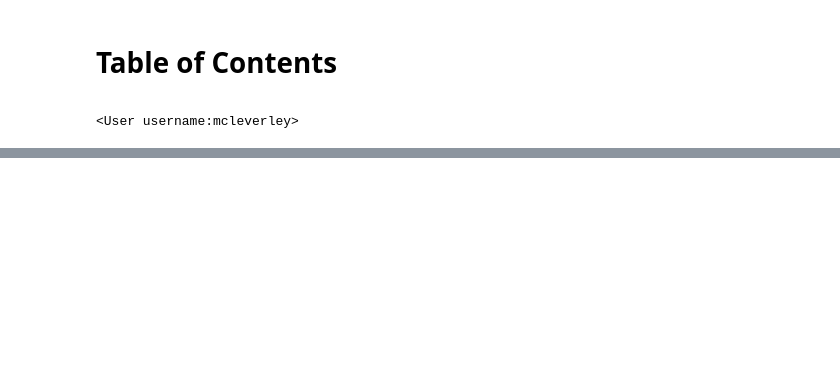
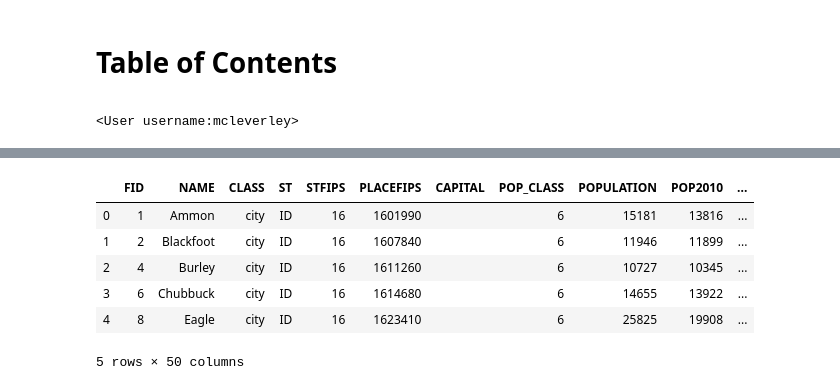
Before and after one commit to mcleverley/sulfur_dioxide_global, a Jupyter notebook: arcgis_geospatial/arcgis_setup_intro.ipynb, the cells around one changed output, grey strips where cells are left out. Saved outputs shown, nothing was run; the diff lists cells and outputs as text; code cells hidden in the pictures; blank space fills up the shorter version.

```diff
--- a/arcgis_geospatial/arcgis_setup_intro.ipynb
+++ b/arcgis_geospatial/arcgis_setup_intro.ipynb
@@ -23,3 +23,18 @@ from IPython.display import display
 items = gis.content.search('New York City')
 for item in items:
     display(item)
+# %%
+item = gis.content.get("85d0ca4ea1ca4b9abf0c51b9bd34de2e")
+flayer = item.layers[0]
+# from tutorial:
+# create a Spatially Enabled DataFrame object
+sdf = pd.DataFrame.spatial.from_layer(flayer)
+sdf.head()
+# %% [output]
+|  | FID | NAME | CLASS | ST | STFIPS | PLACEFIPS | CAPITAL | POP_CLASS | POPULATION | POP2010 | ... |
+| 0 | 1 | Ammon | city | ID | 16 | 1601990 |  | 6 | 15181 | 13816 | ... |
+| 1 | 2 | Blackfoot | city | ID | 16 | 1607840 |  | 6 | 11946 | 11899 | ... |
+| 2 | 4 | Burley | city | ID | 16 | 1611260 |  | 6 | 10727 | 10345 | ... |
+| 3 | 6 | Chubbuck | city | ID | 16 | 1614680 |  | 6 | 14655 | 13922 | ... |
+| 4 | 8 | Eagle | city | ID | 16 | 1623410 |  | 6 | 25825 | 19908 | ... |
+5 rows × 50 columns
```
Also changed, not shown: parts of 10 cells of this notebook.
